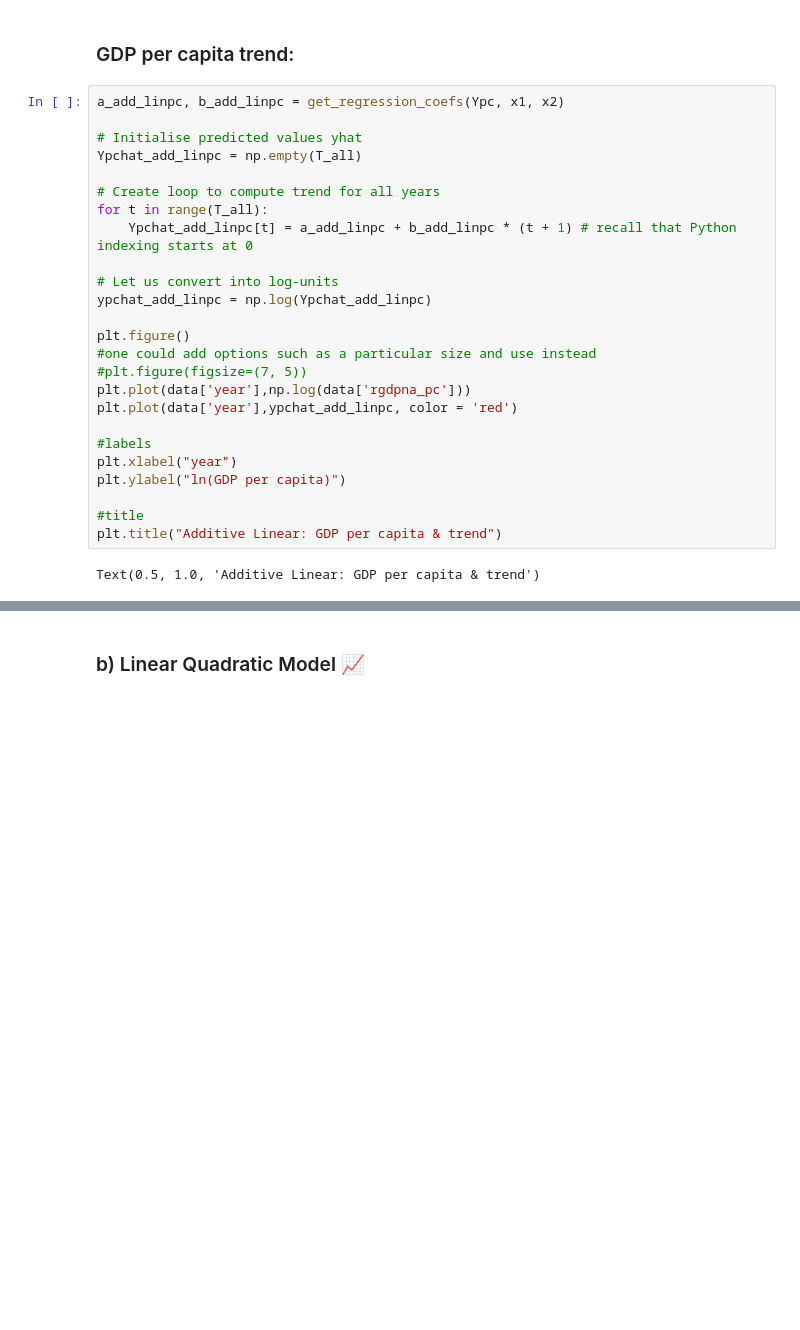
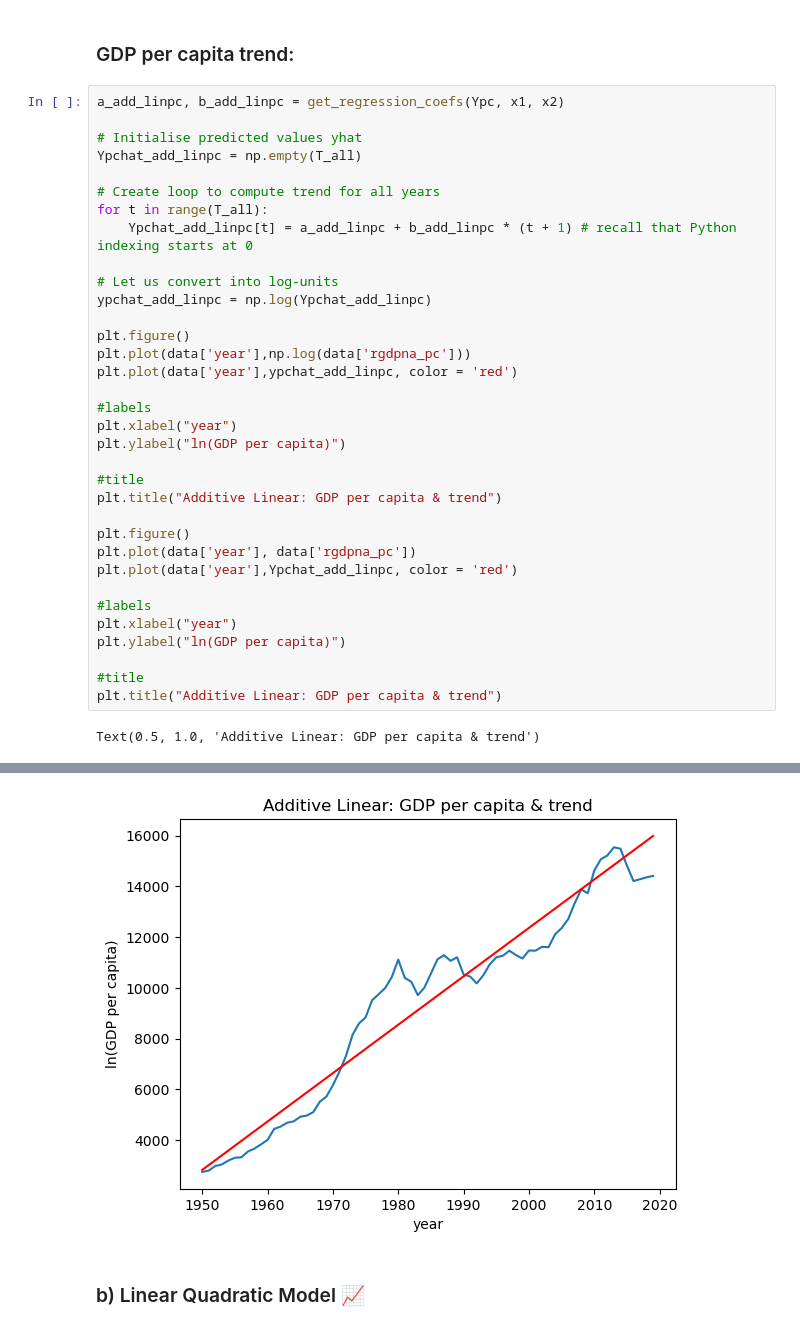
Before and after one commit to Jessie-Fung/ec2b1-brazil, a Jupyter notebook: code/code.ipynb, the cells around one changed output, grey strips where cells are left out. Saved outputs shown, nothing was run; the diff lists cells and outputs as text; blank space fills up the shorter version.

```diff
--- a/code/code.ipynb
+++ b/code/code.ipynb
@@ -118,31 +108,41 @@ Text(0.5, 1.0, 'Additive Linear: GDP & trend')
 # %%
 a_add_linpc, b_add_linpc = get_regression_coefs(Ypc, x1, x2)
 
 # Initialise predicted values yhat
 Ypchat_add_linpc = np.empty(T_all)
 
 # Create loop to compute trend for all years
 for t in range(T_all):
     Ypchat_add_linpc[t] = a_add_linpc + b_add_linpc * (t + 1) # recall that Python indexing starts at 0
 
 # Let us convert into log-units
 ypchat_add_linpc = np.log(Ypchat_add_linpc)
 
 plt.figure()
-#one could add options such as a particular size and use instead
-#plt.figure(figsize=(7, 5))
 plt.plot(data['year'],np.log(data['rgdpna_pc']))
 plt.plot(data['year'],ypchat_add_linpc, color = 'red')
 
 #labels
 plt.xlabel("year")
 plt.ylabel("ln(GDP per capita)")
 
 #title
 plt.title("Additive Linear: GDP per capita & trend")
+
+plt.figure()
+plt.plot(data['year'], data['rgdpna_pc'])
+plt.plot(data['year'],Ypchat_add_linpc, color = 'red')
+
+#labels
+plt.xlabel("year")
+plt.ylabel("ln(GDP per capita)")
+
+#title
+plt.title("Additive Linear: GDP per capita & trend")
 # %% [output]
 Text(0.5, 1.0, 'Additive Linear: GDP per capita & trend')
 [figure]
+[figure, added]
 # %% [markdown]
 ### b) Linear Quadratic Model 📈
 # %%
```
Also changed, not shown: parts of 4 cells of this notebook.
